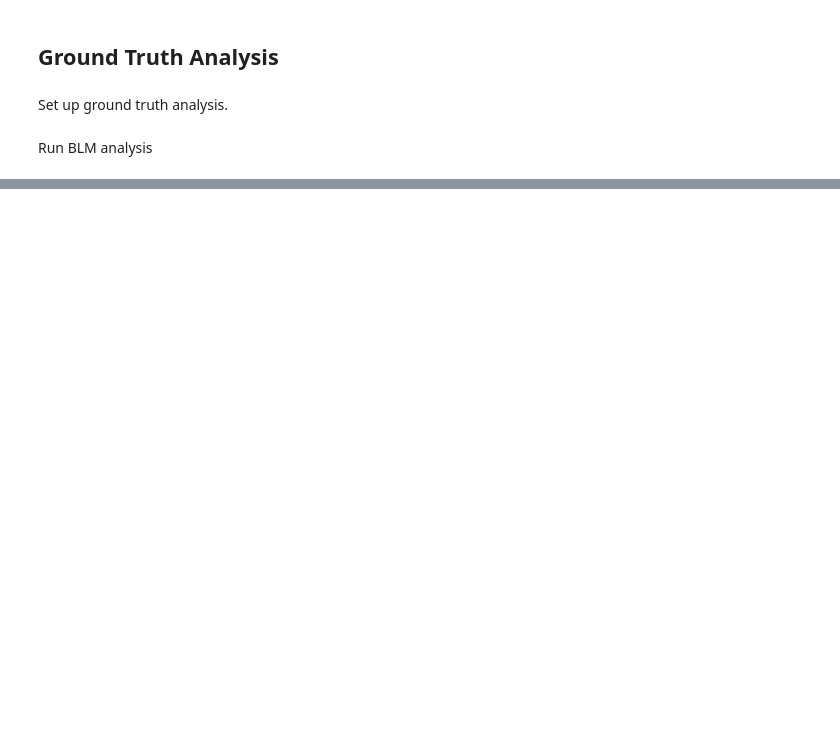
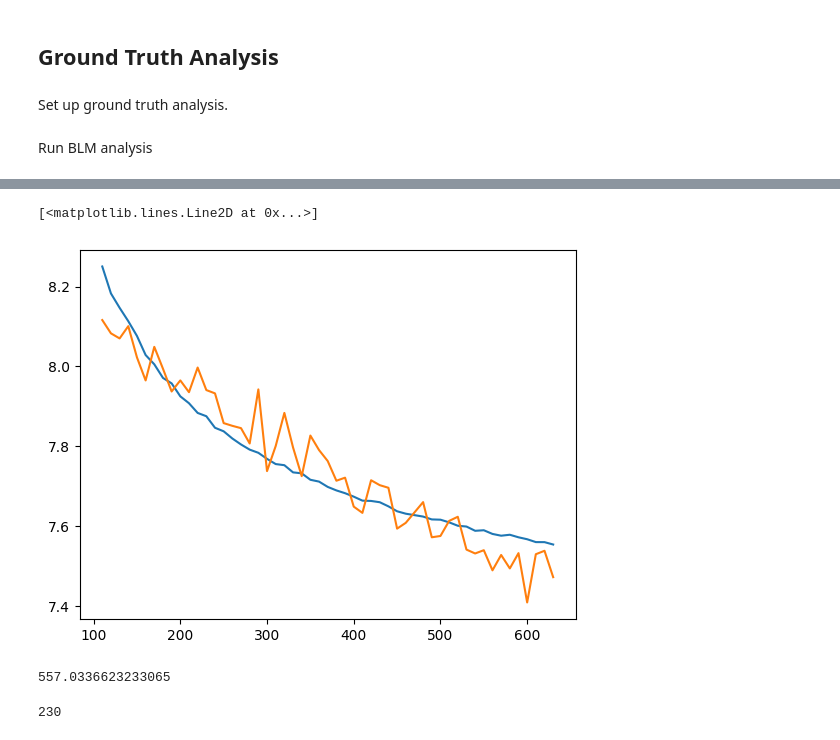
Before and after one commit to TomMaullin/crtoolbox, a Jupyter notebook: Suprema_Simulationn_HCP.ipynb, the cells around one changed output, grey strips where cells are left out. Cells and saved outputs as stored; diff of their text form; code cells hidden in the pictures; blank space fills up the shorter version.

```diff
--- a/Suprema_Simulationn_HCP.ipynb
+++ b/Suprema_Simulationn_HCP.ipynb
@@ -222,0 +693,28 @@ for i in range(n_sim):
+# %%
+
+# Construct design matrix containing an intercept and the suprema
+X = np.vstack((np.ones(len(n_sub_list)), np.array(sup_diff_mean))).T
+
+haus_dist_mean = np.array(haus_dist_mean)
+haus_dist_mean = haus_dist_mean.reshape((haus_dist_mean.shape[0],1))
+
+# Fit linear model
+beta = np.linalg.pinv(X[3:,:].T @ X[3:,:]) @ X[3:,:].T @ np.array(haus_dist_mean)[3:,:]
+
+# Make predicted line for hausdorff distance
+haus_dist_pred = X @ beta
+
+# Plot the mean suprema and Hausdorff distances against sample size
+plt.plot(n_sub_list[3:], haus_dist_pred[3:], label='Predicted')
+plt.plot(n_sub_list[3:], haus_dist_mean[3:], label='Hausdorff')
+# %% [output]
+[<matplotlib.lines.Line2D at 0x...>]
+[figure, added]
+# %%
+print(1/beta[1,0])
+# %% [output]
+557.0336623233065
+# %%
+int(results_files[0].split('_n')[1].strip('.csv'))
+# %% [output]
+230
```
Also changed, not shown: parts of 28 cells of this notebook, 1 other file.
